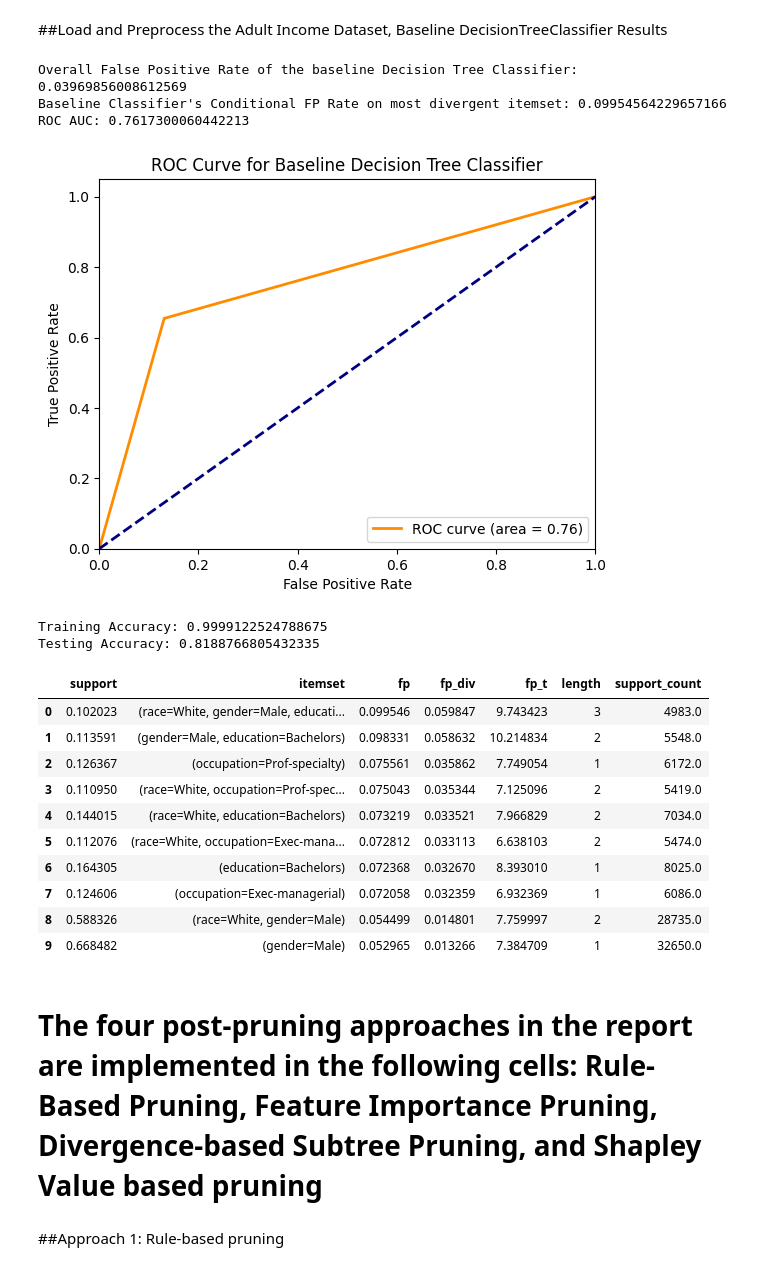
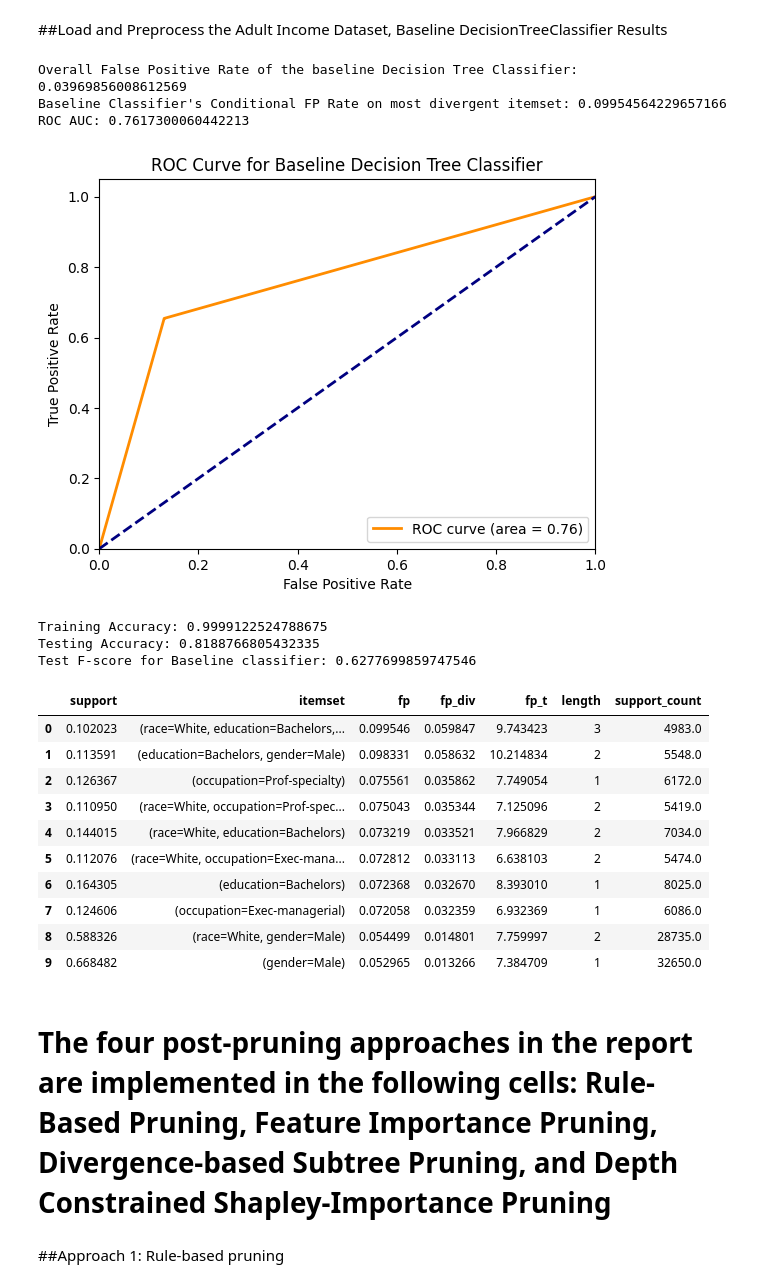
Before and after one commit to pranav-vempati/MS-Project-Code, a Jupyter notebook: Post_Pruning_Approaches.ipynb, the cells around one changed output. Saved outputs shown, nothing was run; the diff lists cells and outputs as text; code cells hidden in the pictures.

Commit message:
Refactor and add Depth Constrained Shapley-Importance Pruning Approach

```diff
--- a/Post_Pruning_Approaches.ipynb
+++ b/Post_Pruning_Approaches.ipynb
@@ -144,35 +144,40 @@ plt.ylim([0.0, 1.05])
 plt.xlabel('False Positive Rate')
 plt.ylabel('True Positive Rate')
 plt.title('ROC Curve for Baseline Decision Tree Classifier')
 plt.legend(loc="lower right")
 plt.show()
 
 
 income_df_baseline['fp'] = get_false_positive_rate_outcome(y, income_df_baseline['predicted_dt'])
 
 train_accuracy = accuracy_score(y_train, dt_classifier.predict(X_train))
 test_accuracy = accuracy_score(y_test, dt_classifier.predict(X_test))
 print(f"Training Accuracy: {train_accuracy}")
 print(f"Testing Accuracy: {test_accuracy}")
 
+y_pred_pruned = dt_classifier.predict(X_test)
+f_score = f1_score(y_test, y_pred_pruned)
+
+print(f"Test F-score for Baseline classifier: {f_score}")
 
 
 # Perform divergence analysis with DivExplorer for the original(unpruned) DecisionTreeClassifier
 fp_diver = DivergenceExplorer(income_df_baseline)
 attributes = ['education', 'occupation', 'race', 'gender']
 FP_fm = fp_diver.get_pattern_divergence(min_support=0.1, attributes=attributes, boolean_outcomes=['fp'])
 FP_fm = FP_fm.sort_values(by="fp_div", ascending=False, ignore_index=True)
 FP_fm.head(10)
 # %% [output]
 Overall False Positive Rate of the baseline Decision Tree Classifier: 0.03969856008612569
 Baseline Classifier's Conditional FP Rate on most divergent itemset: 0.09954564229657166
 ROC AUC: 0.7617300060442213
 [figure]
 Training Accuracy: 0.9999122524788675
 Testing Accuracy: 0.8188766805432335
+Test F-score for Baseline classifier: 0.6277699859747546
 |  | support | itemset | fp | fp_div | fp_t | length | support_count |
-| 0 | 0.102023 | (race=White, gender=Male, educati... | 0.099546 | 0.059847 | 9.743423 | 3 | 4983.0 |
-| 1 | 0.113591 | (gender=Male, education=Bachelors) | 0.098331 | 0.058632 | 10.214834 | 2 | 5548.0 |
+| 0 | 0.102023 | (race=White, education=Bachelors,... | 0.099546 | 0.059847 | 9.743423 | 3 | 4983.0 |
+| 1 | 0.113591 | (education=Bachelors, gender=Male) | 0.098331 | 0.058632 | 10.214834 | 2 | 5548.0 |
 | 2 | 0.126367 | (occupation=Prof-specialty) | 0.075561 | 0.035862 | 7.749054 | 1 | 6172.0 |
 | 3 | 0.110950 | (race=White, occupation=Prof-spec... | 0.075043 | 0.035344 | 7.125096 | 2 | 5419.0 |
 | 4 | 0.144015 | (race=White, education=Bachelors) | 0.073219 | 0.033521 | 7.966829 | 2 | 7034.0 |
@@ -182,7 +187,7 @@ Testing Accuracy: 0.8188766805432335
 | 8 | 0.588326 | (race=White, gender=Male) | 0.054499 | 0.014801 | 7.759997 | 2 | 28735.0 |
 | 9 | 0.668482 | (gender=Male) | 0.052965 | 0.013266 | 7.384709 | 1 | 32650.0 |
 # %% [markdown]
-# The four post-pruning approaches in the report are implemented in the following cells: Rule-Based Pruning, Feature Importance Pruning, Divergence-based Subtree Pruning, and Shapley Value based pruning
+# The four post-pruning approaches in the report are implemented in the following cells: Rule-Based Pruning, Feature Importance Pruning, Divergence-based Subtree Pruning, and Depth Constrained Shapley-Importance Pruning
 # %% [markdown]
 ##Approach 1: Rule-based pruning
 # %%
```
Also changed, not shown: parts of 8 cells of this notebook.
